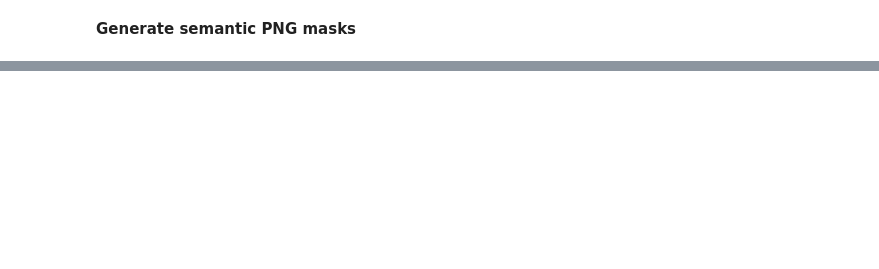
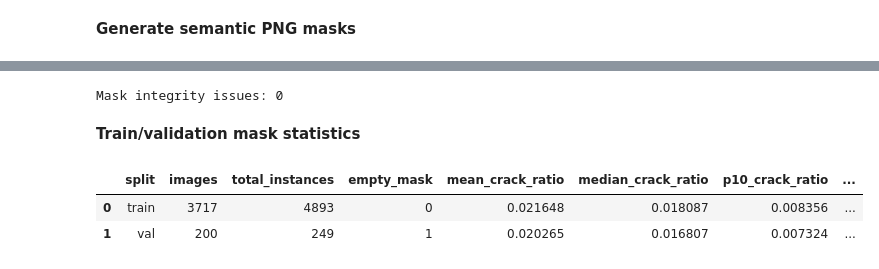
Before and after one commit to mdmohsin212/modern-vision-multimodal-lab, a Jupyter notebook: Vision/02_segmentation/crack_seg_data_audit.ipynb, the cells around one changed output, grey strips where cells are left out. Cells and saved outputs as stored; diff of their text form; code cells hidden in the pictures; blank space fills up the shorter version.

```diff
--- a/Vision/02_segmentation/crack_seg_data_audit.ipynb
+++ b/Vision/02_segmentation/crack_seg_data_audit.ipynb
@@ -498,0 +552,14 @@ for split in SPLITS:
+# %%
+mask_integrity_dataframe = pd.DataFrame(mask_integrity_issues)
+
+mask_integrity_dataframe.to_csv(
+    OUTPUT_ROOT
+    / "mask_integrity_issues.csv",
+    index=False,
+)
+
+print("Mask integrity issues:", len(mask_integrity_dataframe))
+# %% [output]
+Mask integrity issues: 0
+# %% [markdown]
+**Train/validation mask statistics**
@@ -498,0 +581,41 @@ for split in SPLITS:
+# %%
+statistics_rows = []
+
+for split in ["train", "val"]:
+    split_data = analysis_dataframe[analysis_dataframe["split"] == split]
+
+    statistics_rows.append({
+        "split": split,
+        "images": len(split_data),
+        "total_instances" : int(
+            split_data["instances"].sum()
+        ),
+        "empty_mask" : int(
+            (split_data["crack_pixels"] == 0).sum()
+        ),
+        "mean_crack_ratio": float(
+            split_data["crack_ratio"].mean()
+        ),
+        "median_crack_ratio": float(
+            split_data["crack_ratio"].median()
+        ),
+        "p10_crack_ratio": float(
+            split_data["crack_ratio"].quantile(0.10)
+        ),
+        "p90_crack_ratio": float(
+            split_data["crack_ratio"].quantile(0.90)
+        ),
+    })
+# %%
+statistics_dataframe = pd.DataFrame(statistics_rows)
+display(statistics_dataframe.round(6))
+
+statistics_dataframe.to_csv(
+    OUTPUT_ROOT
+    / "mask_statistics.csv",
+    index=False,
+)
+# %% [output]
+|  | split | images | total_instances | empty_mask | mean_crack_ratio | median_crack_ratio | p10_crack_ratio | ... |
+| 0 | train | 3717 | 4893 | 0 | 0.021648 | 0.018087 | 0.008356 | ... |
+| 1 | val | 200 | 249 | 1 | 0.020265 | 0.016807 | 0.007324 | ... |
```
Also changed, not shown: parts of 13 cells of this notebook.
